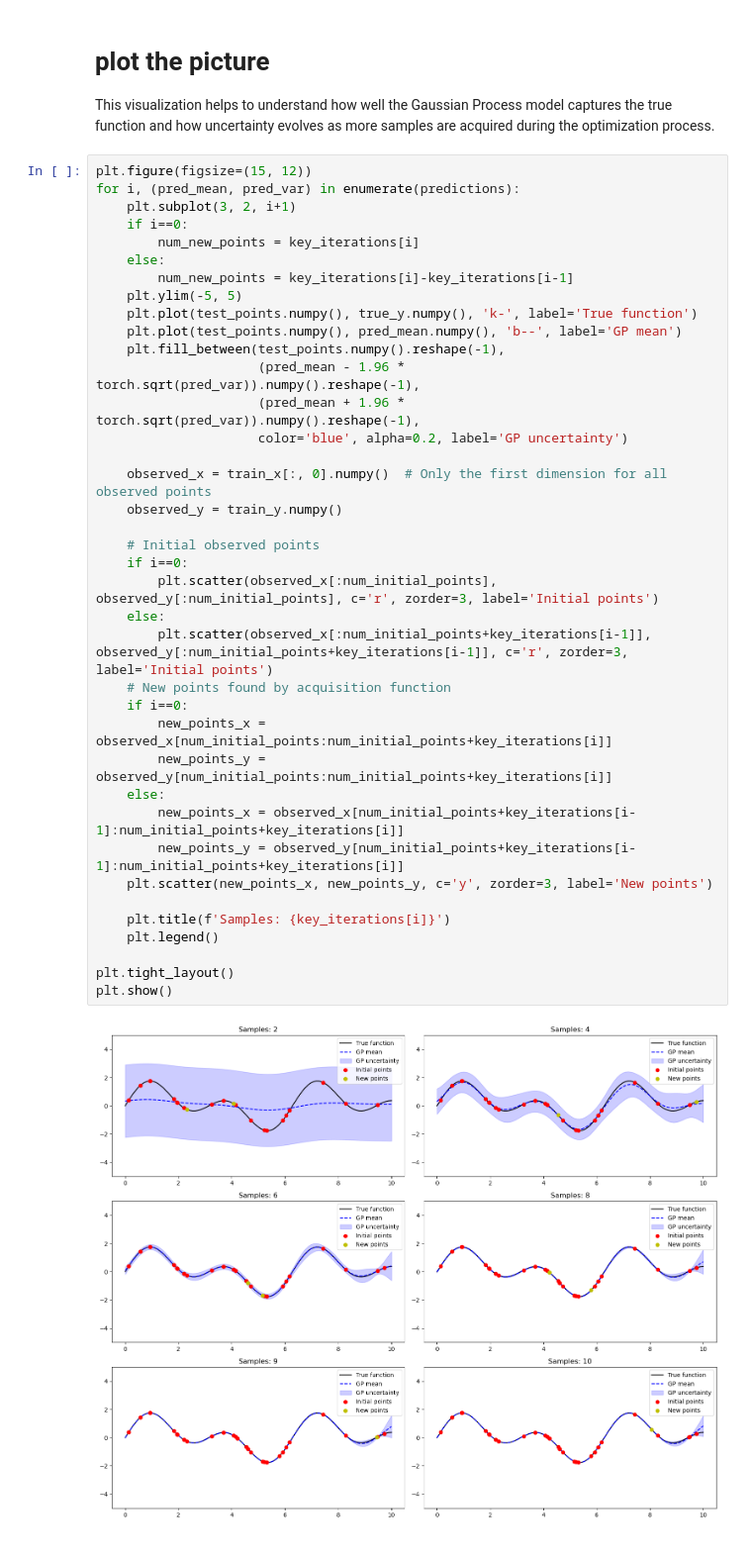
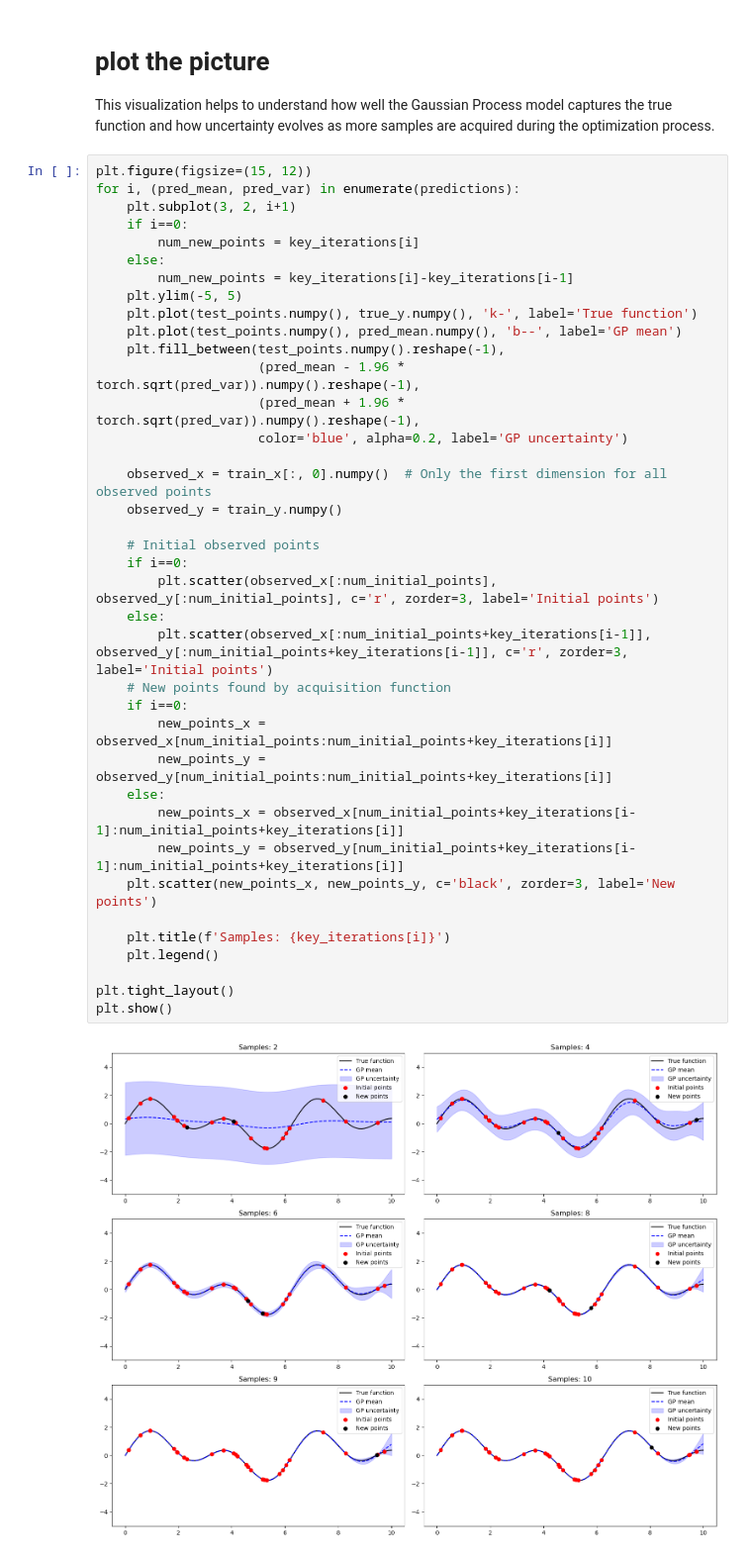
Before and after one commit to IceLab-X/MiniGP, a Jupyter notebook: Bayesian_Optimization/BO_demo.ipynb, the cells around one changed output. Shown at 99% size. Drawn from its saved outputs; the diff is of its cells as text.

```diff
--- a/Bayesian_Optimization/BO_demo.ipynb
+++ b/Bayesian_Optimization/BO_demo.ipynb
@@ -121,32 +121,32 @@ for i, (pred_mean, pred_var) in enumerate(predictions):
     plt.ylim(-5, 5)
     plt.plot(test_points.numpy(), true_y.numpy(), 'k-', label='True function')
     plt.plot(test_points.numpy(), pred_mean.numpy(), 'b--', label='GP mean')
     plt.fill_between(test_points.numpy().reshape(-1),
                      (pred_mean - 1.96 * torch.sqrt(pred_var)).numpy().reshape(-1),
                      (pred_mean + 1.96 * torch.sqrt(pred_var)).numpy().reshape(-1),
                      color='blue', alpha=0.2, label='GP uncertainty')
 
     observed_x = train_x[:, 0].numpy()  # Only the first dimension for all observed points
     observed_y = train_y.numpy()
 
     # Initial observed points
     if i==0:
         plt.scatter(observed_x[:num_initial_points], observed_y[:num_initial_points], c='r', zorder=3, label='Initial points')
     else:
         plt.scatter(observed_x[:num_initial_points+key_iterations[i-1]], observed_y[:num_initial_points+key_iterations[i-1]], c='r', zorder=3, label='Initial points')
     # New points found by acquisition function
     if i==0:
         new_points_x = observed_x[num_initial_points:num_initial_points+key_iterations[i]]
         new_points_y = observed_y[num_initial_points:num_initial_points+key_iterations[i]]
     else:
         new_points_x = observed_x[num_initial_points+key_iterations[i-1]:num_initial_points+key_iterations[i]]
         new_points_y = observed_y[num_initial_points+key_iterations[i-1]:num_initial_points+key_iterations[i]]
-    plt.scatter(new_points_x, new_points_y, c='y', zorder=3, label='New points')
+    plt.scatter(new_points_x, new_points_y, c='black', zorder=3, label='New points')
 
     plt.title(f'Samples: {key_iterations[i]}')
     plt.legend()
 
 plt.tight_layout()
 plt.show()
 # %% [output]
-[figure, old version]
+[figure, new version]
```
